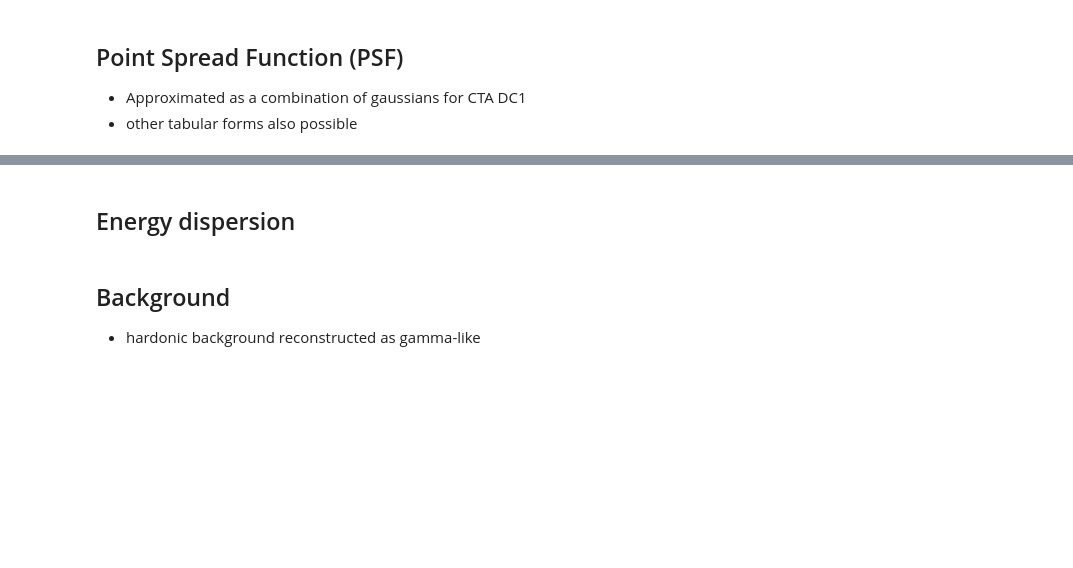
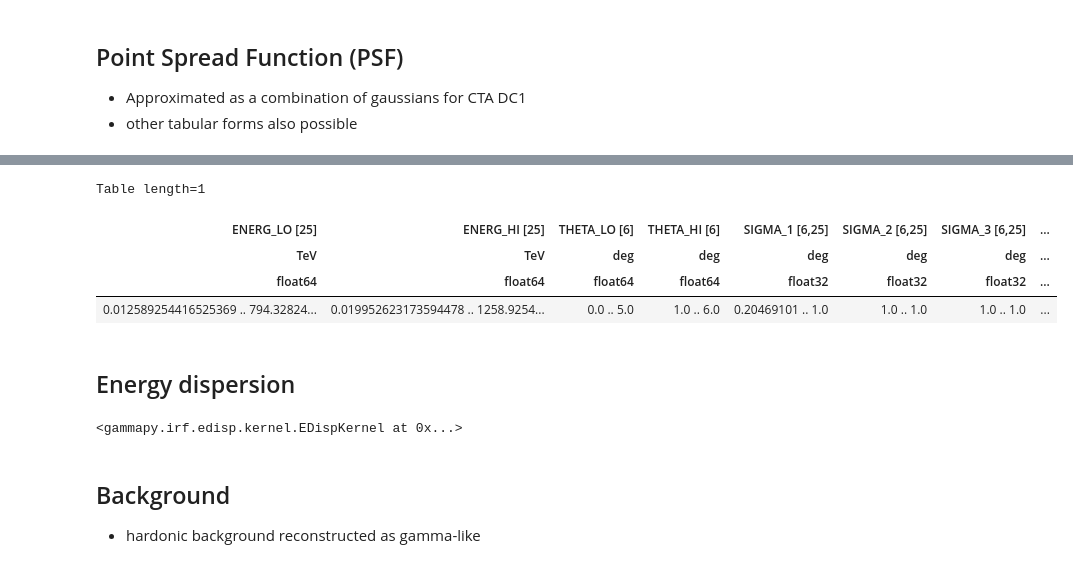
Before and after one commit to AtreyeeS/VHE-KU-workshop, a Jupyter notebook: data_exploration.ipynb, the cells around one changed output, grey strips where cells are left out. Drawn from its saved outputs; the diff is of its cells as text; code cells hidden in the pictures; blank space fills up the shorter version.

```diff
--- a/data_exploration.ipynb
+++ b/data_exploration.ipynb
@@ -77,10 +108,21 @@ psf_1deg = psf.to_energy_dependent_table_psf("1 deg")
+# %%
+psf.to_table()
+# %% [output]
+Table length=1
+| ENERG_LO [25] | ENERG_HI [25] | THETA_LO [6] | THETA_HI [6] | SIGMA_1 [6,25] | SIGMA_2 [6,25] | SIGMA_3 [6,25] | ... |
+| TeV | TeV | deg | deg | deg | deg | deg | ... |
+| float64 | float64 | float64 | float64 | float32 | float32 | float32 | ... |
+| 0.012589254416525369 .. 794.32824... | 0.019952623173594478 .. 1258.9254... | 0.0 .. 5.0 | 1.0 .. 6.0 | 0.20469101 .. 1.0 | 1.0 .. 1.0 | 1.0 .. 1.0 | ... |
 # %% [markdown]
 ## Energy dispersion
 # %%
 edisp = EnergyDispersion2D.read(irf_filename, hdu="ENERGY DISPERSION")
 # %%
 # view
-# kernel at offset - edisp.to_edisp_kernel()
+# kernel at offset -
+edisp.to_edisp_kernel(offset="1 deg")
+# %% [output]
+<gammapy.irf.edisp.kernel.EDispKernel at 0x...>
 # %% [markdown]
 ## Background
 - hardonic background reconstructed as gamma-like
```
Also changed, not shown: parts of 18 cells of this notebook, 1 other file.
